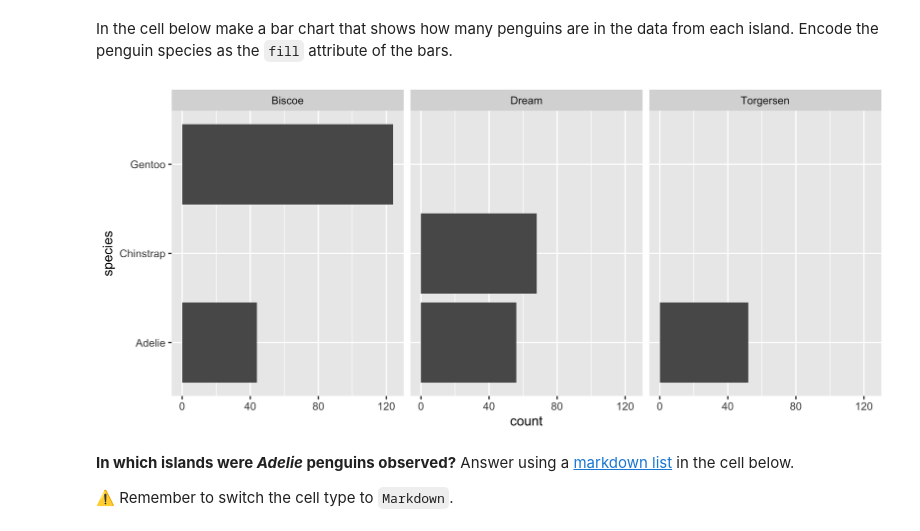
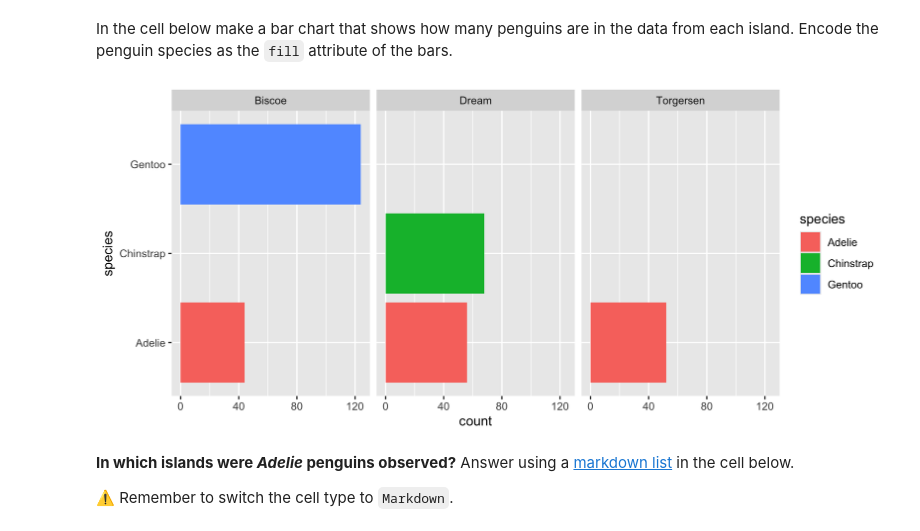
Before and after one commit to UNC-DATA-730/unit-2-assignment-dameyer, a Jupyter notebook: assignment2.ipynb, the cells around one changed output. Drawn from its saved outputs; the diff is of its cells as text; code cells hidden in the pictures.

Commit message:
updated bar chart fill

```diff
--- a/assignment2.ipynb
+++ b/assignment2.ipynb
@@ -46,11 +46,11 @@ In the cell below make a bar chart that shows how many penguins are in the data
 # %%
 options(repr.plot.width = 9, repr.plot.height = 4)
 
-ggplot( data=penguins,mapping = aes(y = species)) +
+ggplot( data=penguins,mapping = aes(y = species, fill = species)) +
     geom_bar() +
     facet_wrap(~island, ncol = 3)
 # %% [output]
-[figure, old version]
+[figure, new version]
 # %% [markdown]
 **In which islands were *Adelie* penguins observed?** Answer using a [markdown list](https://www.markdownguide.org/basic-syntax/#lists-1) in the cell below.
 
```
Also changed, not shown: parts of 1 cell of this notebook.
